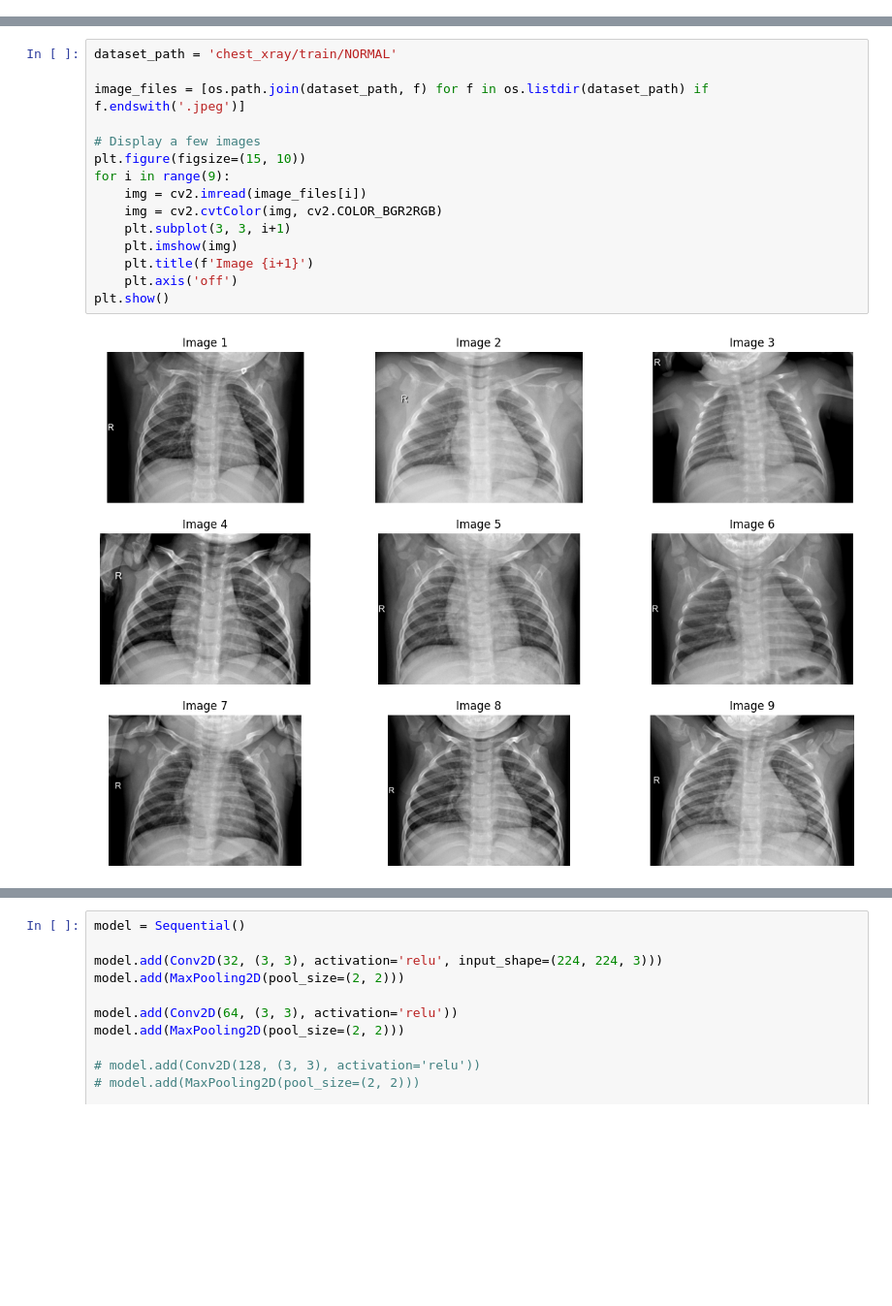
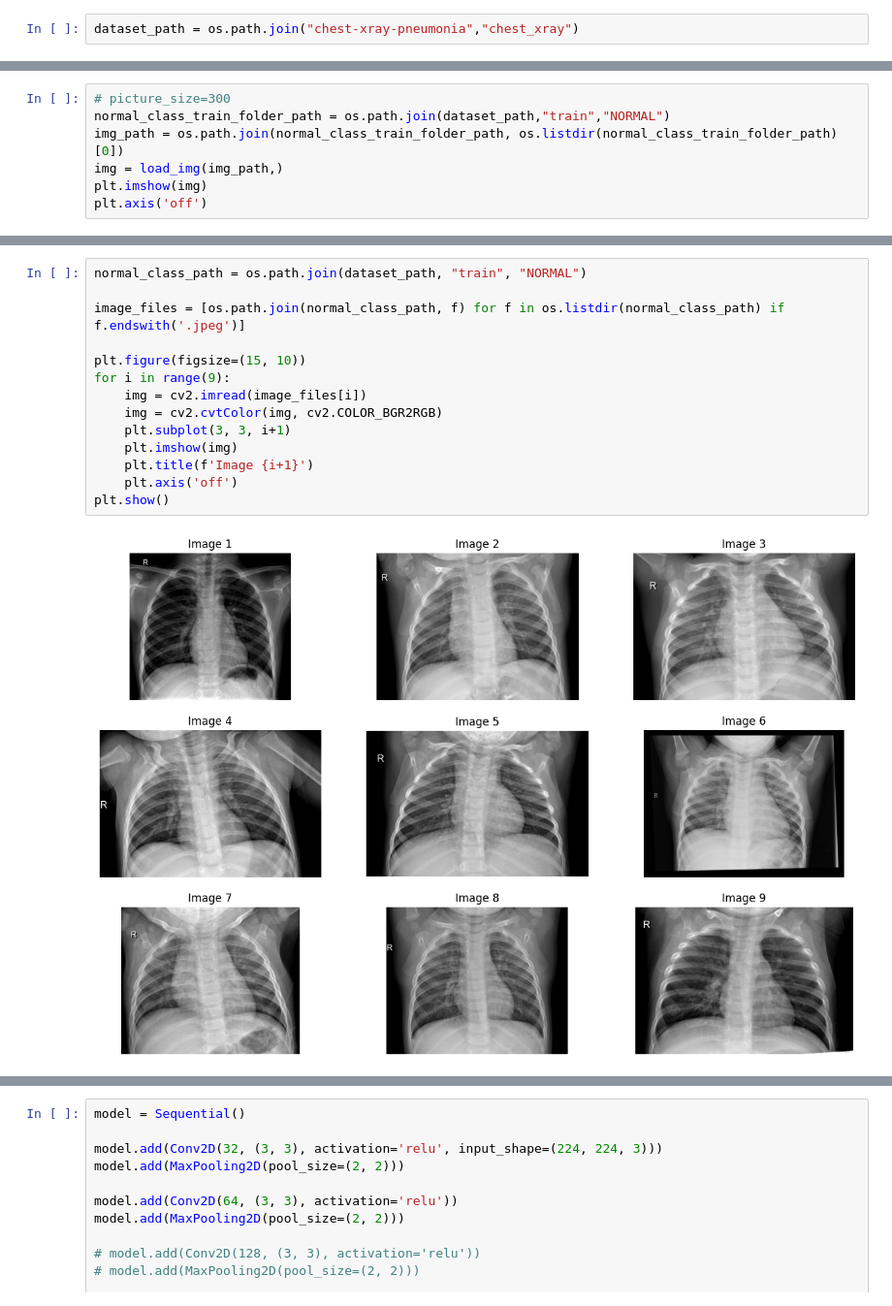
Before and after one commit to michael-nabil/pneumonia-xray-classifier, a Jupyter notebook: Chest_x_ray.ipynb, the cells around one changed output, grey strips where cells are left out. Shown at 97% size. Saved outputs shown, nothing was run; the diff lists cells and outputs as text; blank space fills up the shorter version.

```diff
--- a/Chest_x_ray.ipynb
+++ b/Chest_x_ray.ipynb
@@ -43,2 +48,4 @@ from tensorflow.keras.optimizers import Adam
 from google.colab import files
+# %%
+dataset_path = os.path.join("chest-xray-pneumonia","chest_xray")
 # %%
@@ -54,0 +55,7 @@ plt.show()
+# %%
+# picture_size=300
+normal_class_train_folder_path = os.path.join(dataset_path,"train","NORMAL")
+img_path = os.path.join(normal_class_train_folder_path, os.listdir(normal_class_train_folder_path)[0])
+img = load_img(img_path,)
+plt.imshow(img)
+plt.axis('off')
@@ -55,18 +65,17 @@ plt.show()
 # %%
-dataset_path = 'chest_xray/train/NORMAL'
+normal_class_path = os.path.join(dataset_path, "train", "NORMAL")
 
-image_files = [os.path.join(dataset_path, f) for f in os.listdir(dataset_path) if f.endswith('.jpeg')]
+image_files = [os.path.join(normal_class_path, f) for f in os.listdir(normal_class_path) if f.endswith('.jpeg')]
 
-# Display a few images
 plt.figure(figsize=(15, 10))
 for i in range(9):
     img = cv2.imread(image_files[i])
     img = cv2.cvtColor(img, cv2.COLOR_BGR2RGB)
     plt.subplot(3, 3, i+1)
     plt.imshow(img)
     plt.title(f'Image {i+1}')
     plt.axis('off')
 plt.show()
 # %% [output]
-[figure, old version]
+[figure, new version]
 # %%
```
Also changed, not shown: parts of 38 cells of this notebook.
